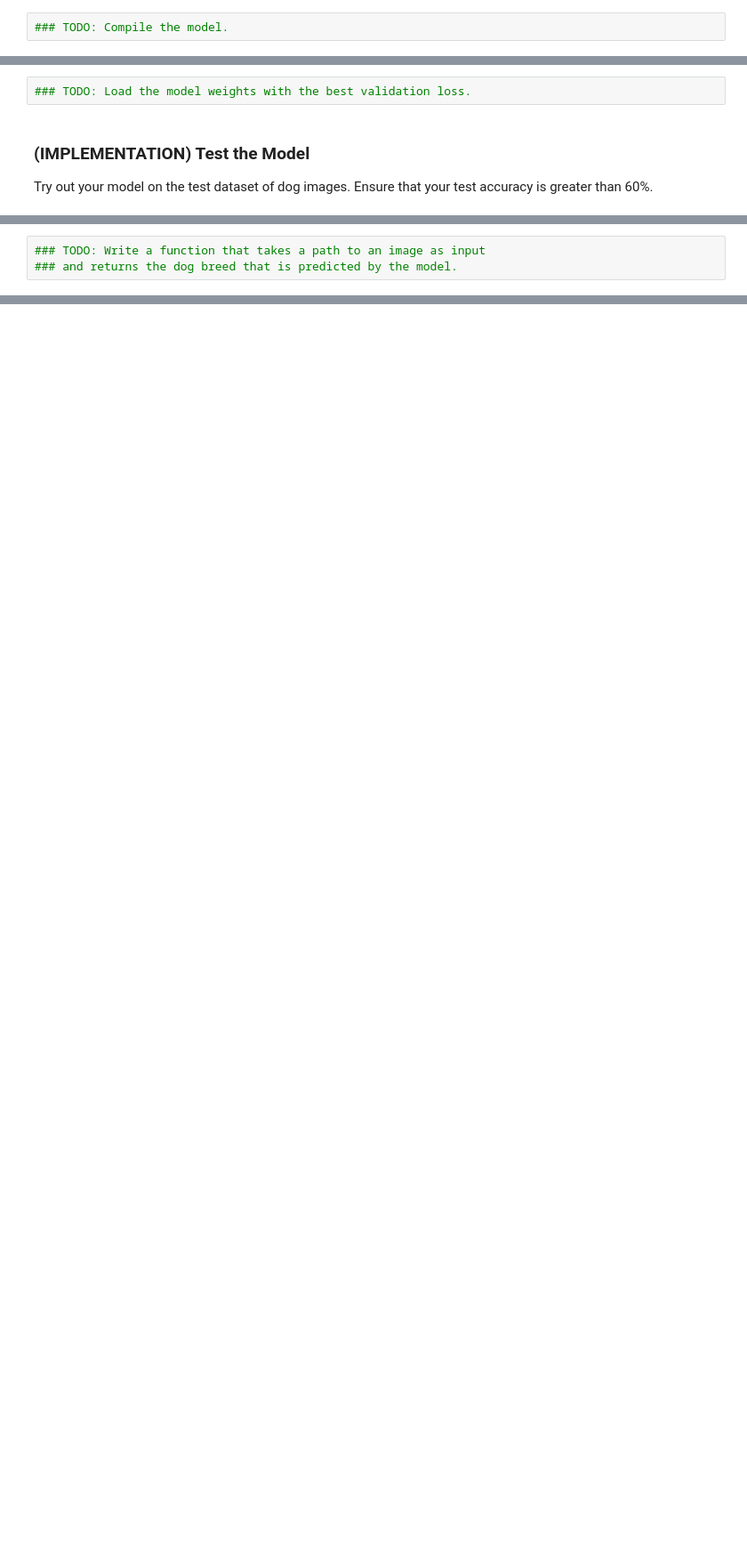
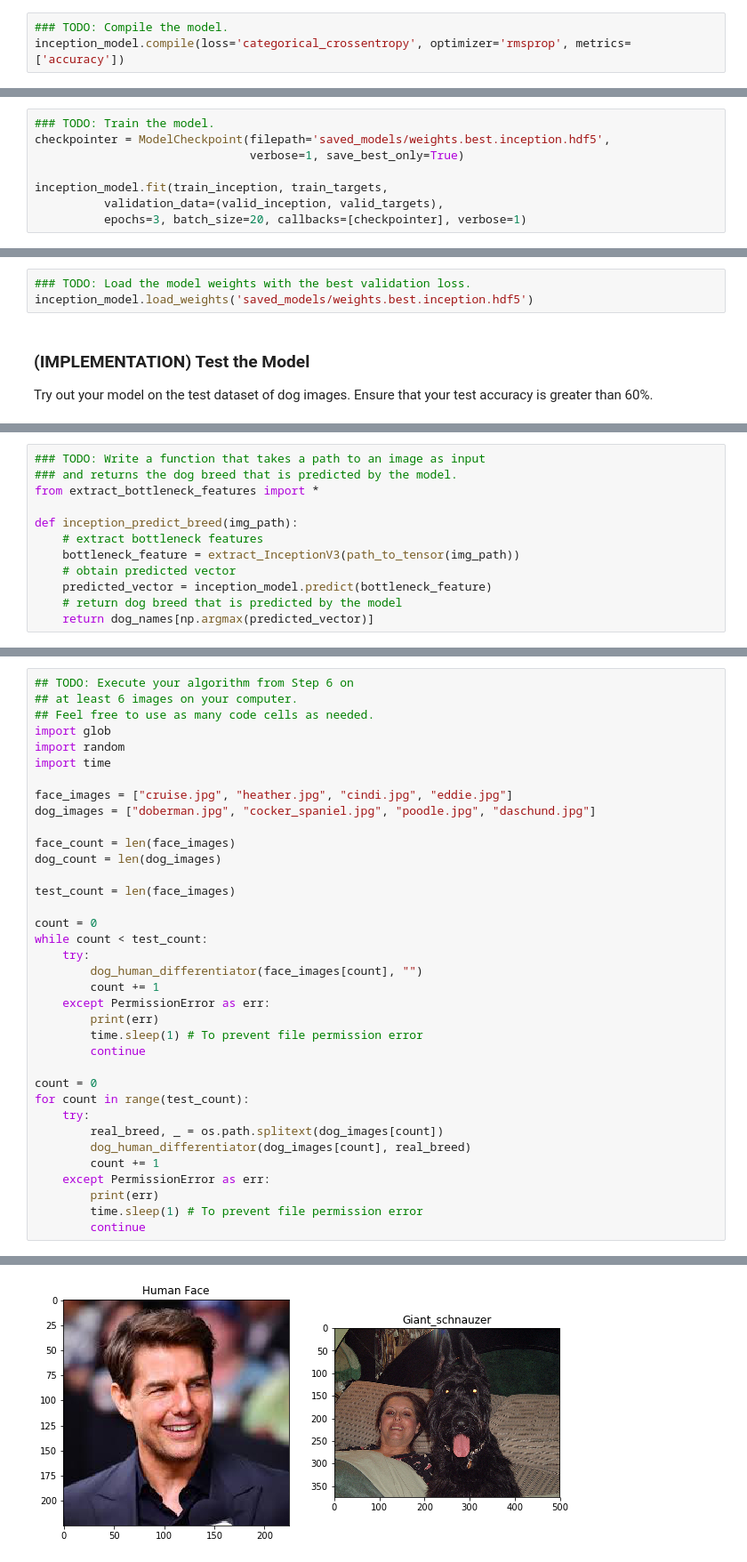
Before and after one commit to qpham01/udacity, a Jupyter notebook: aind2/dog-project/dog_app.ipynb, the cells around one changed output, grey strips where cells are left out. Shown at 89% size. Cells and saved outputs as stored; diff of their text form; blank space fills up the shorter version.

```diff
--- a/aind2/dog-project/dog_app.ipynb
+++ b/aind2/dog-project/dog_app.ipynb
@@ -576,6 +655,7 @@ __Answer:__
 ### (IMPLEMENTATION) Compile the Model
 # %%
 ### TODO: Compile the model.
+inception_model.compile(loss='categorical_crossentropy', optimizer='rmsprop', metrics=['accuracy'])
 # %% [markdown]
 ### (IMPLEMENTATION) Train the Model
 
@@ -586,0 +665,8 @@ You are welcome to [augment the training data](https://blog.keras.io/building-po
+# %%
+### TODO: Train the model.
+checkpointer = ModelCheckpoint(filepath='saved_models/weights.best.inception.hdf5',
+                               verbose=1, save_best_only=True)
+
+inception_model.fit(train_inception, train_targets,
+          validation_data=(valid_inception, valid_targets),
+          epochs=3, batch_size=20, callbacks=[checkpointer], verbose=1)
@@ -588,6 +683,7 @@ You are welcome to [augment the training data](https://blog.keras.io/building-po
 ### (IMPLEMENTATION) Load the Model with the Best Validation Loss
 # %%
 ### TODO: Load the model weights with the best validation loss.
+inception_model.load_weights('saved_models/weights.best.inception.hdf5')
 # %% [markdown]
 ### (IMPLEMENTATION) Test the Model
 
@@ -612,6 +718,15 @@ where `{network}`, in the above filename, should be one of `VGG19`, `Resnet50`,
 # %%
 ### TODO: Write a function that takes a path to an image as input
 ### and returns the dog breed that is predicted by the model.
+from extract_bottleneck_features import *
+
+def inception_predict_breed(img_path):
+    # extract bottleneck features
+    bottleneck_feature = extract_InceptionV3(path_to_tensor(img_path))
+    # obtain predicted vector
+    predicted_vector = inception_model.predict(bottleneck_feature)
+    # return dog breed that is predicted by the model
+    return dog_names[np.argmax(predicted_vector)]
 # %% [markdown]
 ---
 <a id='step6'></a>
@@ -653,0 +817,37 @@ __Answer:__
+# %%
+## TODO: Execute your algorithm from Step 6 on
+## at least 6 images on your computer.
+## Feel free to use as many code cells as needed.
+import glob
+import random
+import time
+
+face_images = ["cruise.jpg", "heather.jpg", "cindi.jpg", "eddie.jpg"]
+dog_images = ["doberman.jpg", "cocker_spaniel.jpg", "poodle.jpg", "daschund.jpg"]
+
+face_count = len(face_images)
+dog_count = len(dog_images)
+
+test_count = len(face_images)
+
+count = 0
+while count < test_count:
+    try:
+        dog_human_differentiator(face_images[count], "")
+        count += 1
+    except PermissionError as err:
+        print(err)
+        time.sleep(1) # To prevent file permission error
+        continue
+
+count = 0
+for count in range(test_count):
+    try:
+        real_breed, _ = os.path.splitext(dog_images[count])
+        dog_human_differentiator(dog_images[count], real_breed)
+        count += 1
+    except PermissionError as err:
+        print(err)
+        time.sleep(1) # To prevent file permission error
+        continue
+# %% [output]
@@ -653,0 +855 @@ __Answer:__
+[figure, added]
```
Also changed, not shown: parts of 21 cells of this notebook, 11 other files.
